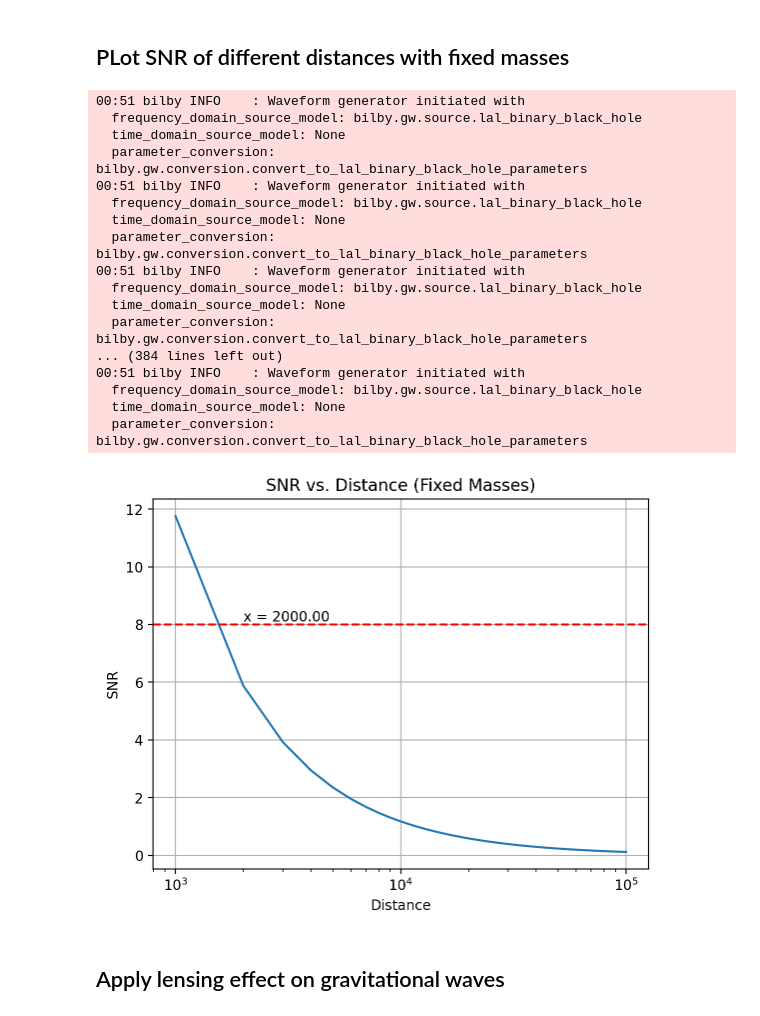
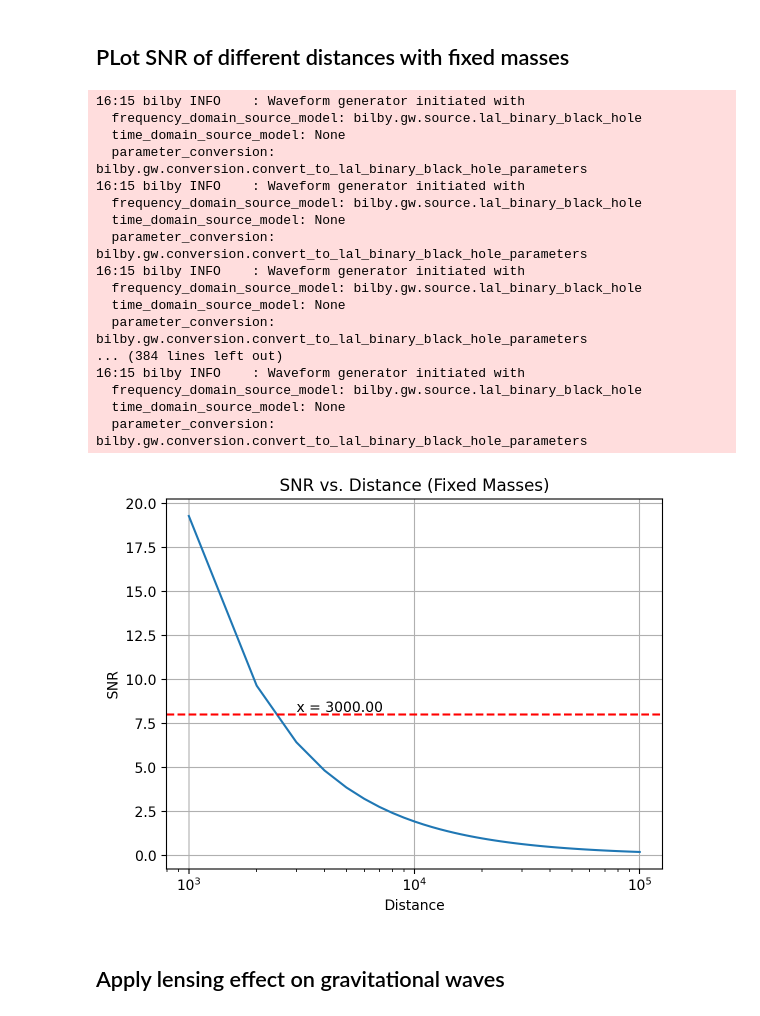
Before and after one commit to MiaoShang00/GW_project, a Jupyter notebook: snr_function.ipynb, the cells around one changed output. Saved outputs shown, nothing was run; the diff lists cells and outputs as text; code cells hidden in the pictures.

```diff
--- a/snr_function.ipynb
+++ b/snr_function.ipynb
@@ -174,9 +174,13 @@ def SNR(mass1,mass2,distance,sensitivity):
     f=np.loadtxt(sensitivity,delimiter=' ')
     frequency,psd= f[:,0],np.square(f[:,1])
 
-    psd_extend=np.pad(psd,(0,len(fs) - len(psd)), mode='constant', constant_values=1)
+    if(len(fs)>=len(psd)):
+        psd_extend = np.pad(psd, (0, len(fs) - len(psd)), 'constant', constant_values=1)
+    else:
+        psd_extend = psd[:len(fs)]
 
     sn=interp1d(fs,psd_extend)   #interpolate psd
+
 
     # Define the integrand function
     def integrand(fs, hp, sn):
@@ -247,45 +251,45 @@ m2=30.
 distances = np.linspace(1e3, 1e5,100)
 
 # Fixed sensitivity
-sensitivity='aligo_O4high.txt'
+sensitivity='aligo_O3actual_H1.txt'
 
 # Calculate SNR for each distance
 snr_values = [SNR(m1, m2, distance, sensitivity) for distance in distances]
 # Plot the SNR values
 plt.semilogx(distances, snr_values)
 plt.xlabel('Distance')
 plt.ylabel('SNR')
 plt.title('SNR vs. Distance (Fixed Masses)')
 plt.grid(True)
 
 # Draw a horizontal line at SNR = 8
 plt.axhline(y=8, color='r', linestyle='--')
 
 # Find x value at y = 8
 idx = np.argmin(np.abs(np.array(snr_values) - 8))
 x_value = distances[idx]
 plt.text(x_value, 8, f'x = {x_value:.2f}', ha='left', va='bottom')
 
 plt.show()
 # %% [output]
-00:51 bilby INFO    : Waveform generator initiated with
+16:15 bilby INFO    : Waveform generator initiated with
   frequency_domain_source_model: bilby.gw.source.lal_binary_black_hole
   time_domain_source_model: None
   parameter_conversion: bilby.gw.conversion.convert_to_lal_binary_black_hole_parameters
-00:51 bilby INFO    : Waveform generator initiated with
+16:15 bilby INFO    : Waveform generator initiated with
   frequency_domain_source_model: bilby.gw.source.lal_binary_black_hole
   time_domain_source_model: None
   parameter_conversion: bilby.gw.conversion.convert_to_lal_binary_black_hole_parameters
-00:51 bilby INFO    : Waveform generator initiated with
+16:15 bilby INFO    : Waveform generator initiated with
   frequency_domain_source_model: bilby.gw.source.lal_binary_black_hole
   time_domain_source_model: None
   parameter_conversion: bilby.gw.conversion.convert_to_lal_binary_black_hole_parameters
 ... (384 lines left out)
-00:51 bilby INFO    : Waveform generator initiated with
+16:15 bilby INFO    : Waveform generator initiated with
   frequency_domain_source_model: bilby.gw.source.lal_binary_black_hole
   time_domain_source_model: None
   parameter_conversion: bilby.gw.conversion.convert_to_lal_binary_black_hole_parameters
-[figure, old version]
+[figure, new version]
 # %% [markdown]
 ## Apply lensing effect on gravitational waves
 # %%
```
Also changed, not shown: parts of 15 cells of this notebook.
